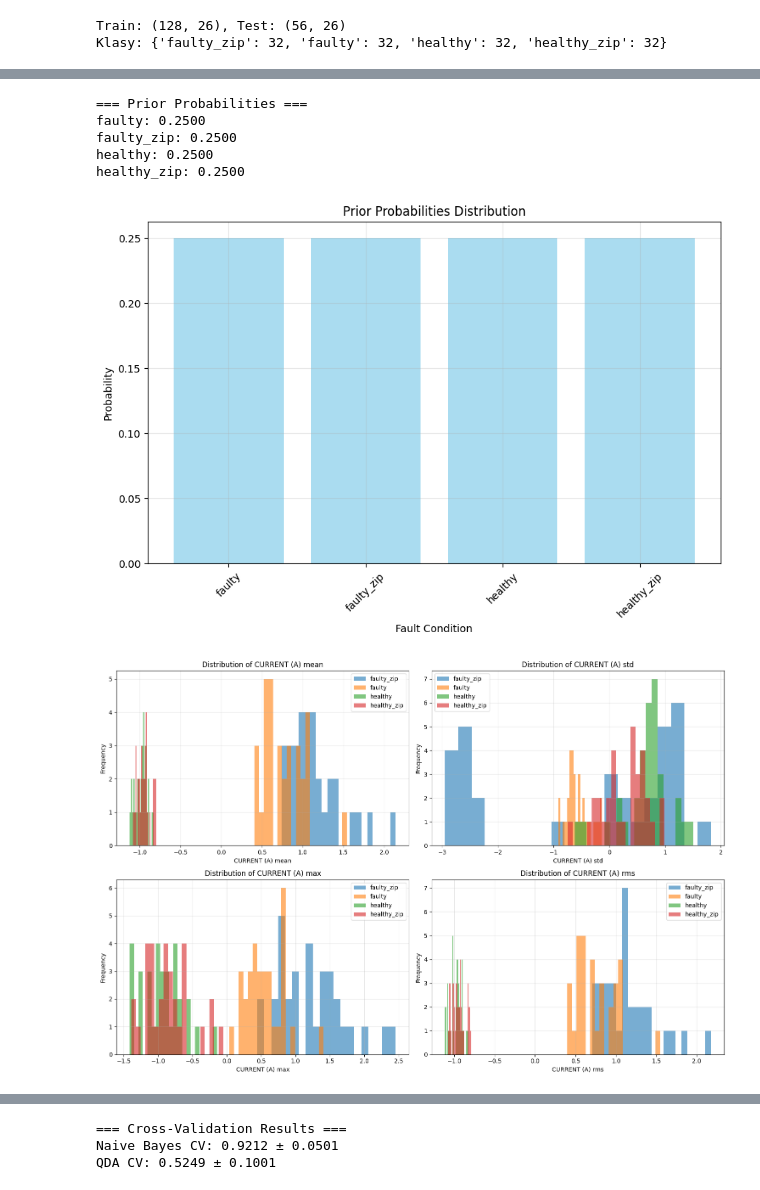
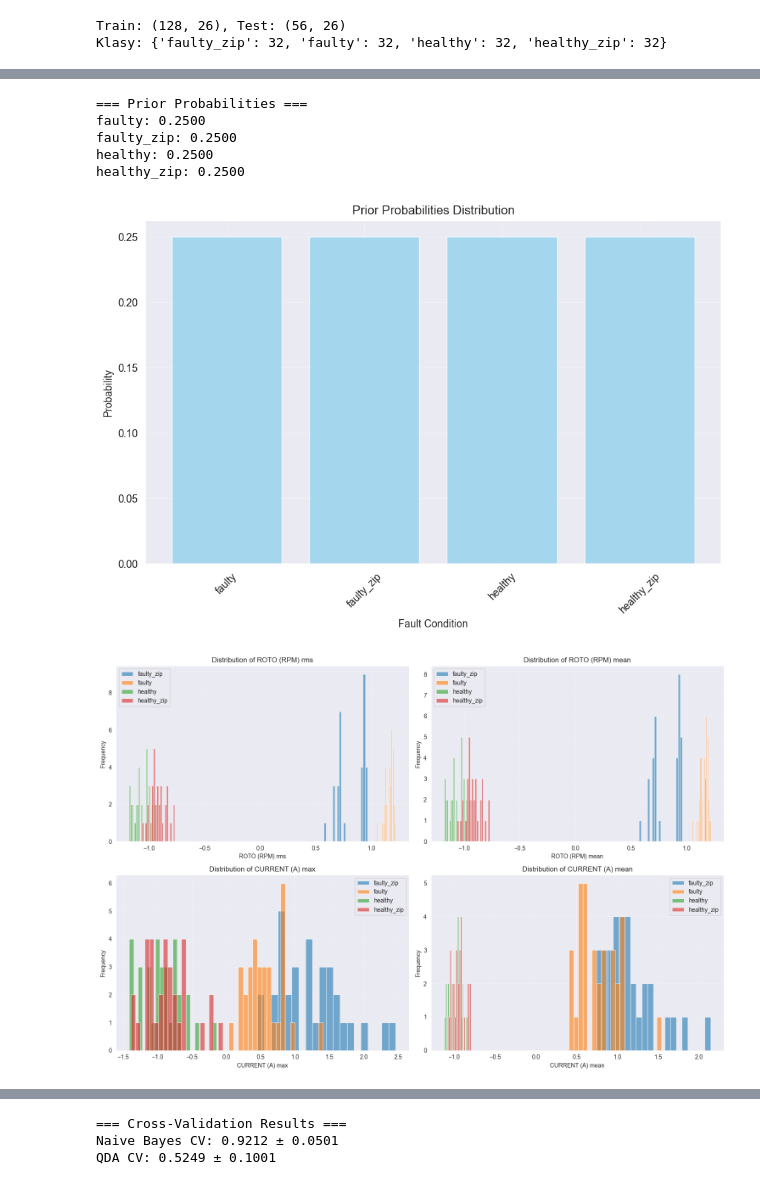
Before and after one commit to JakubTom1/Fault-detection-in-mechanical-devices, a Jupyter notebook: models_code/statistical_model.ipynb, the cells around one changed output, grey strips where cells are left out. Cells and saved outputs as stored; diff of their text form; code cells hidden in the pictures.

Commit message:
statistical model hierarchy model implementation

```diff
--- a/models_code/statistical_model.ipynb
+++ b/models_code/statistical_model.ipynb
@@ -23,3 +24,30 @@ print(f'Klasy: {y_train.value_counts().to_dict()}')
 # %% [output]
 Train: (128, 26), Test: (56, 26)
 Klasy: {'faulty_zip': 32, 'faulty': 32, 'healthy': 32, 'healthy_zip': 32}
+# %%
+# Analiza ważności cech - Random Forest
+rf_model = RandomForestClassifier(n_estimators=100, random_state=42)
+rf_model.fit(X_train, y_train)
+
+# Ważność cech
+feature_importance = pd.DataFrame({
+    'feature': X_train.columns,
+    'importance': rf_model.feature_importances_
+}).sort_values('importance', ascending=False)
+
+# Top 15 najważniejszych cech
+top_features = feature_importance.head(15)
+
+plt.figure(figsize=(12, 8))
+plt.barh(range(len(top_features)), top_features['importance'], color='lightgreen')
+plt.yticks(range(len(top_features)), top_features['feature'])
+plt.xlabel('Feature Importance')
+plt.title('Top 15 Most Important Features for Motor Classification')
+plt.gca().invert_yaxis()
+plt.grid(True, alpha=0.3)
+plt.tight_layout()
+plt.show()
+
+print('=== Top 10 Most Important Features ===')
+for i, (_, row) in enumerate(top_features.head(10).iterrows()):
+    print(f'{i+1:2d}. {row["feature"]:30s} {row["importance"]:.4f}')
@@ -44,27 +85,27 @@ faulty: 0.2500
 faulty_zip: 0.2500
 healthy: 0.2500
 healthy_zip: 0.2500
-[figure, old version]
+[figure, new version]
 # %%
-# Rozkłady cech dla każdej klasy (pierwsze 4 cechy)
-features_to_plot = X_train.columns[:4]
+# Rozkłady najważniejszych cech dla każdej klasy
+top_4_features = top_features.head(4)['feature'].values
 fig, axes = plt.subplots(2, 2, figsize=(15, 10))
 axes = axes.ravel()
 
-for i, feature in enumerate(features_to_plot):
+for i, feature in enumerate(top_4_features):
     for class_name in y_train.unique():
         class_data = X_train[y_train == class_name][feature]
         axes[i].hist(class_data, alpha=0.6, label=class_name, bins=20)
     axes[i].set_title(f'Distribution of {feature}')
     axes[i].set_xlabel(feature)
     axes[i].set_ylabel('Frequency')
     axes[i].legend()
     axes[i].grid(True, alpha=0.3)
 
 plt.tight_layout()
 plt.show()
 # %% [output]
-[figure, old version]
+[figure, new version]
 # %%
 # Gaussian Naive Bayes
 nb_model = GaussianNB()
```
Also changed, not shown: parts of 10 cells of this notebook.
